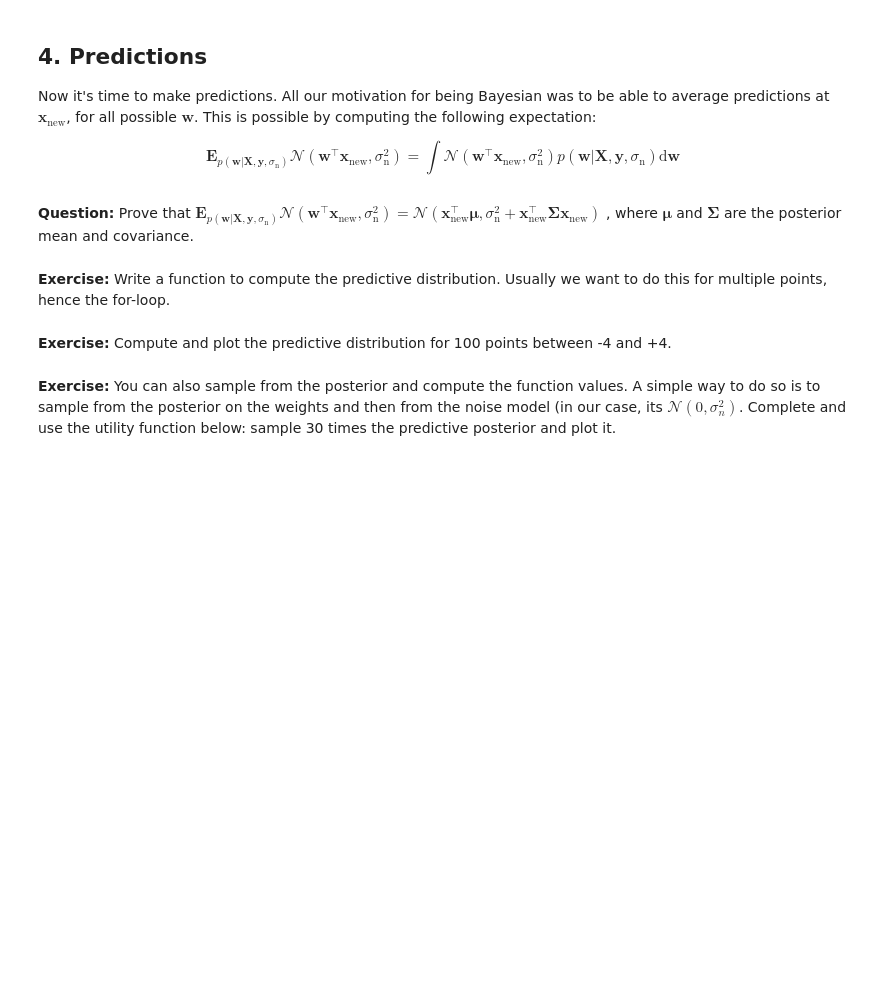
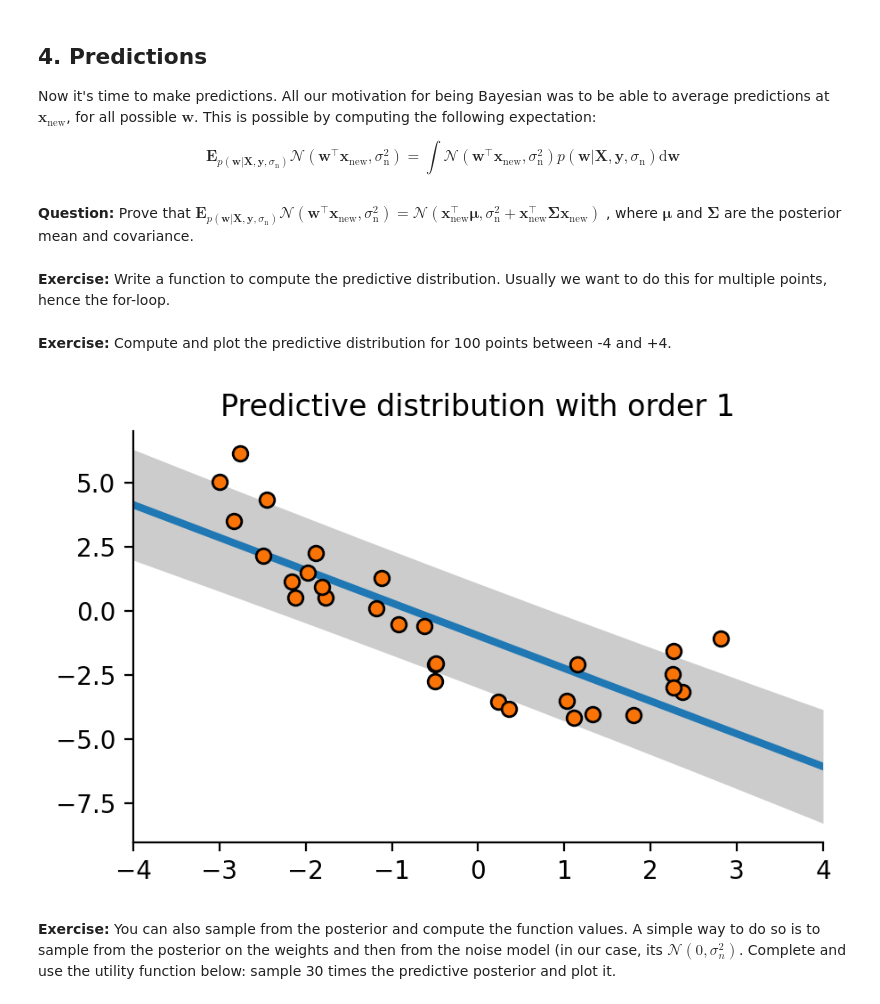
Before and after one commit to miriam-16/asi-labs, a Jupyter notebook: lab_week1/Bayesian_Linear_Regression.ipynb, the cells around one changed output. Saved outputs shown, nothing was run; the diff lists cells and outputs as text; code cells hidden in the pictures; blank space fills up the shorter version.

```diff
--- a/lab_week1/Bayesian_Linear_Regression.ipynb
+++ b/lab_week1/Bayesian_Linear_Regression.ipynb
@@ -144,7 +148,7 @@ This can be done in many ways. One of them is using a double list comprehension
 # %%
 def build_features(x, K):
     # @@ COMPLETE @@ #
-    # X = ...
+    X = np.column_stack([x ** i for i in range(K + 1)])
     return X
 # %%
 build_features(x, 2)
@@ -170,9 +192,9 @@ where $\boldsymbol{\Sigma}^{-1} = \left(\frac{1}{\sigma^2_\mathrm{n}}\mathbf{X}^
 # %%
 def compute_posterior(X, y, sw2, sn2):
     # @@ COMPLETE @@ #
-    # w_posterior_mean = ...
-    # w_posterior_cov = ...
-
+    inverse_S = (1 / sw2) * np.eye(X.shape[1]) #S = sw2 * I
+    w_posterior_cov = np.linalg.inv((1/sn2) * (X.T @ X) + inverse_S)
+    w_posterior_mean = 1/sn2 * w_posterior_cov @ X.T @ y
 
     return w_posterior_mean, w_posterior_cov
 # %% [markdown]
@@ -182,8 +204,8 @@ sw2 = 1
 K = 1
 
 # @@ COMPLETE @@ #
-# X =
-# w_posterior_mean, w_posterior_cov =
+X = build_features(x, K)
+w_posterior_mean, w_posterior_cov = compute_posterior(X, y, sw2, 1)
 
 
 print(w_posterior_mean)
@@ -241,8 +269,8 @@ Usually we want to do this for multiple points, hence the for-loop.
 def compute_predictive(Xt, w_mean, w_cov, sn2):
     def _compute_predictive_single_point(xt_i, w_mean, w_cov, sn2):
         # @@ COMPLETE @@ #
-        # yt_i_mean = ...
-        # yt_i_var = ...
+        yt_i_mean = xt_i @ w_mean  # x_t^T * w_mean
+        yt_i_var = xt_i @ w_cov @ xt_i.T + sn2
         return yt_i_mean, yt_i_var
 
     yt_mean, yt_var = np.zeros(len(Xt)), np.zeros(len(Xt))
@@ -257,18 +285,20 @@ def compute_predictive(Xt, w_mean, w_cov, sn2):
 # %%
 xt = np.linspace(-4, 4, 250)
 Xt = build_features(xt, K)
 # @@ COMPLETE @@ #
-# y_mean, y_var =
+y_mean, y_var = compute_predictive(Xt, w_posterior_mean, w_posterior_cov, sn2)
 
 fig, ax = plt.subplots(figsize=[5, 3])
 ax.scatter(x, y, edgecolor="black", linewidth=1, facecolor="xkcd:orange", zorder=10)
 ax.plot(xt, y_mean, color="tab:blue", lw=3)
 
 lb = y_mean - 2 * np.sqrt(y_var)
 ub = y_mean + 2 * np.sqrt(y_var)
 ax.fill_between(xt, lb, ub, color=".80", lw=0)
 ax.set_title(f"Predictive distribution with order {K}")
 plt.show()
+# %% [output]
+[figure, added]
 # %% [markdown]
 **Exercise:** You can also sample from the posterior and compute the function values. A simple way to do so is to sample from the posterior on the weights and then from the noise model (in our case, its $\mathcal{N}(0, \sigma_n^2)$.
 Complete and use the utility function below: sample 30 times the predictive posterior and plot it.
```
Also changed, not shown: parts of 16 cells of this notebook.
